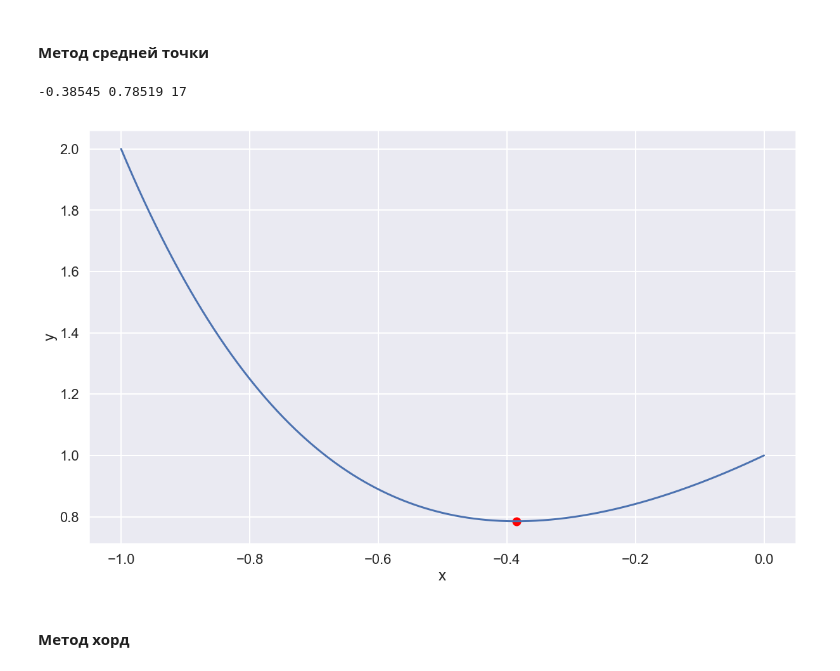
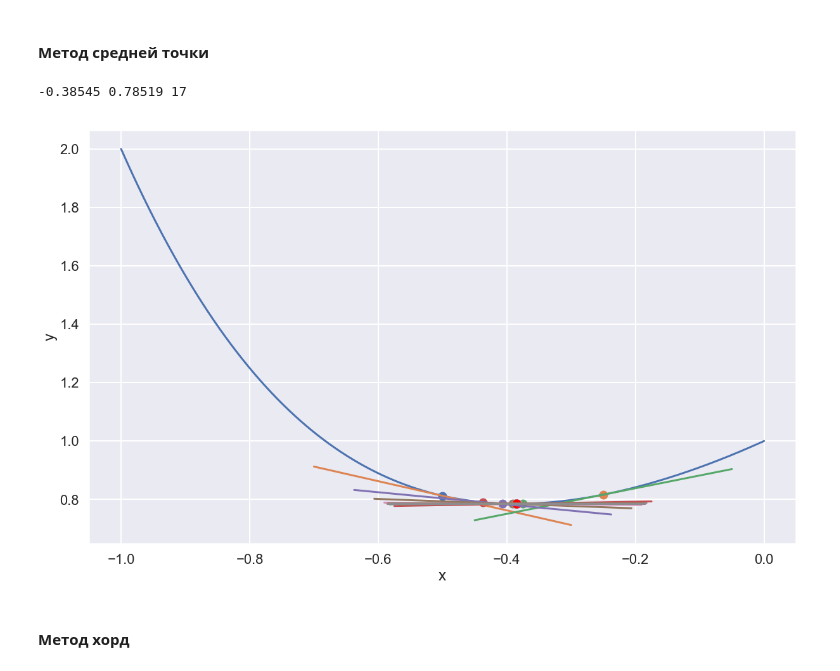
Before and after one commit to lainys/-, a Jupyter notebook: lab1/lab1.ipynb, the cells around one changed output. Drawn from its saved outputs; the diff is of its cells as text; code cells hidden in the pictures.

```diff
--- a/lab1/lab1.ipynb
+++ b/lab1/lab1.ipynb
@@ -252,31 +283,38 @@ def rf(f,x,h=0.001):
 # %%
 def iteration_midpoint(f,a,b,der=cf,n=0):
     x = (a + b)/2
     df = der(f,x)
 
     if df > 0:
         b = x
     else:
         a = x
 
     return x,df,a,b,n+1
 
 
-def midpoint(f,bounds,eps=0.001,n=0,der=cf):
+def midpoint(f,bounds,eps=0.001,n=0,der=cf,verbose=True):
     a,b = bounds
 
     df = 1
     x = (a+b)/2
 
+    dp = (b-a)/5
+
     while not np.abs(df) < eps:
         x,df,a,b,n = iteration_midpoint(f,a,b,der=der,n=n)
+
+        if verbose:
+            x_p = linspace(x-dp,x+dp,200)
+            plt.plot(x_p,df*(x_p-x)+f(x))
+            plt.scatter(x,f(x))
 
     return x,f(x),n
 
 test_func(midpoint)
 # %% [output]
 -0.38545 0.78519 17
-[figure, old version]
+[figure, new version]
 # %% [markdown]
 #### Метод хорд
 # %%
```
Also changed, not shown: parts of 12 cells of this notebook.
